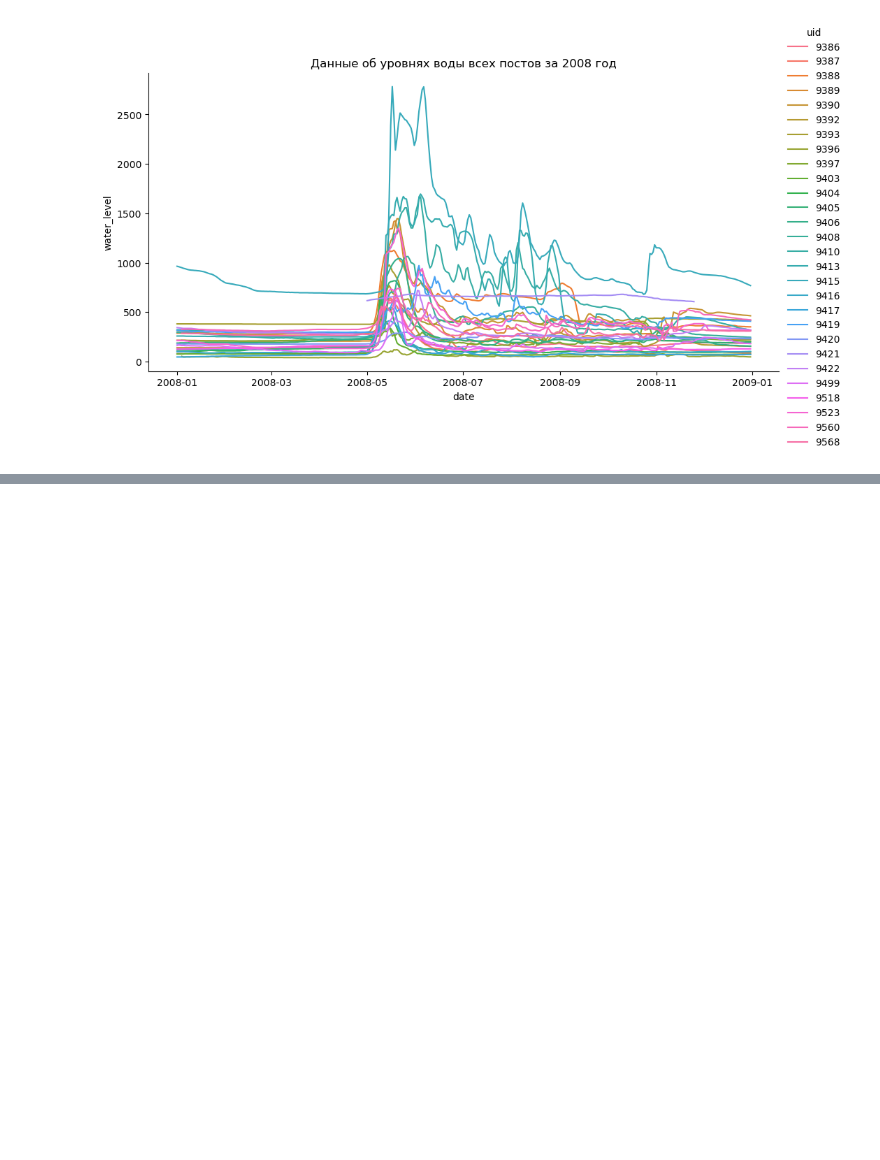
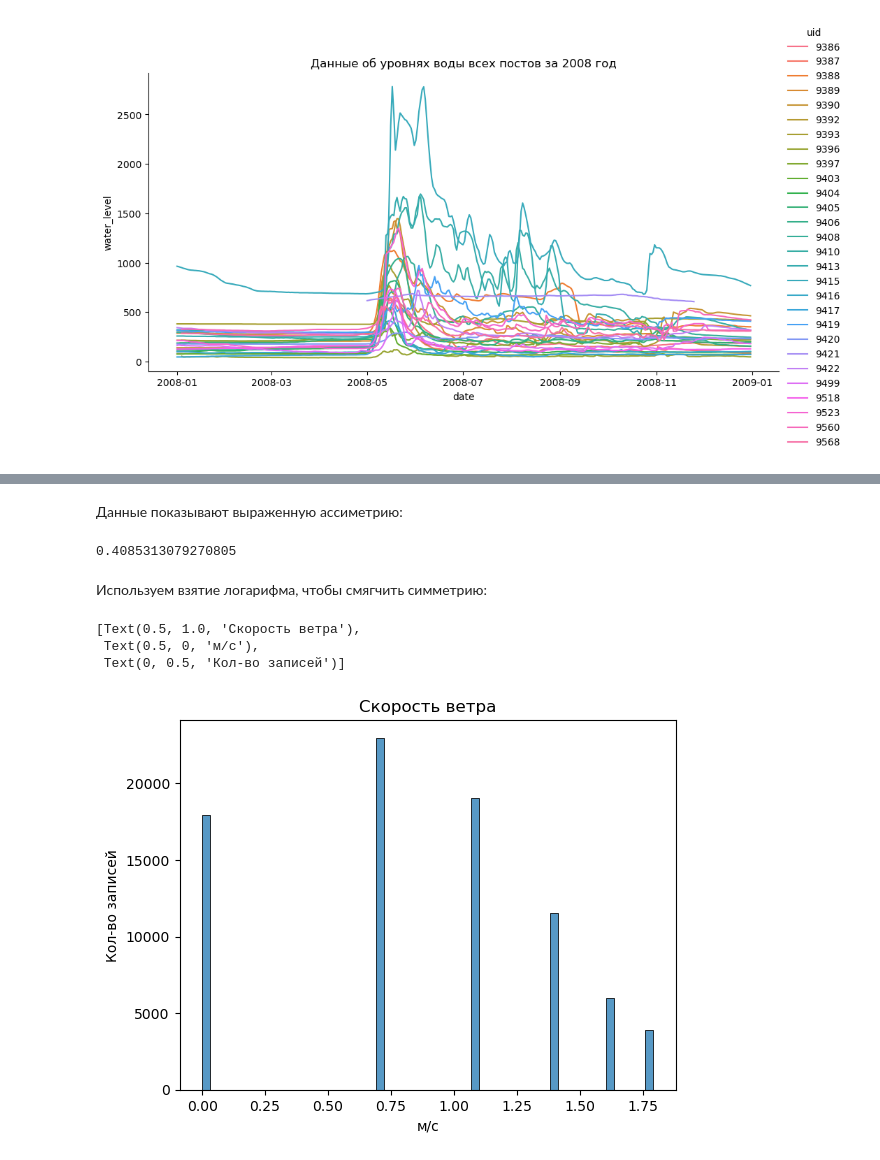
Before and after one commit to phys-winner/water-predictor-bot, a Jupyter notebook: notebooks/eda.ipynb, the cells around one changed output, grey strips where cells are left out. Drawn from its saved outputs; the diff is of its cells as text; code cells hidden in the pictures; blank space fills up the shorter version.

```diff
--- a/notebooks/eda.ipynb
+++ b/notebooks/eda.ipynb
@@ -926,0 +957,18 @@ df.select_dtypes(include=[np.number]).head(2)
+# %% [markdown]
+Данные показывают выраженную ассиметрию:
+# %%
+df['wind_spd'].skew()
+# %% [output]
+0.4085313079270805
+# %% [markdown]
+Используем взятие логарифма, чтобы смягчить симметрию:
+# %%
+test_df = df['wind_spd'].apply(np.log)
+sns.histplot(x=test_df).set(title='Скорость ветра',
+                                        xlabel='м/с',
+                                        ylabel='Кол-во записей')
+# %% [output]
+[Text(0.5, 1.0, 'Скорость ветра'),
+ Text(0.5, 0, 'м/с'),
+ Text(0, 0.5, 'Кол-во записей')]
+[figure, added]
```
Also changed, not shown: parts of 88 cells of this notebook.
